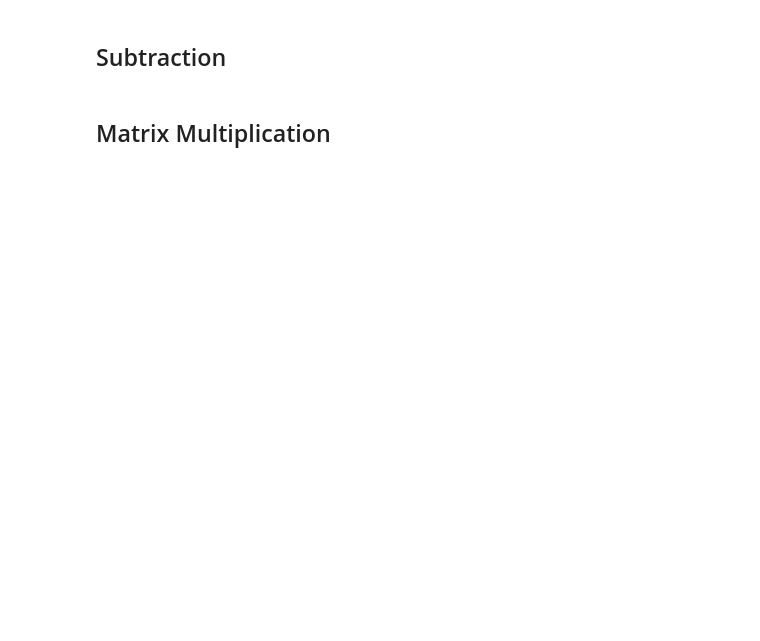
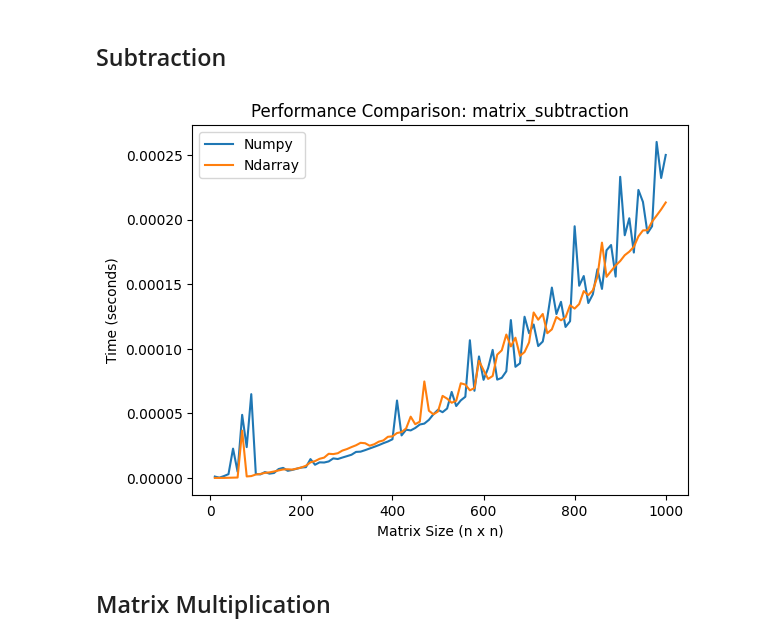
Before and after one commit to merrickliu888/RMatrix, a Jupyter notebook: benches/analysis.ipynb, the cells around one changed output. Saved outputs shown, nothing was run; the diff lists cells and outputs as text; code cells hidden in the pictures; blank space fills up the shorter version.

```diff
--- a/benches/analysis.ipynb
+++ b/benches/analysis.ipynb
@@ -38,4 +49,8 @@ def load_benchmark_results(filename: str) -> dict:
 # %% [markdown]
 ## Subtraction
+# %%
+visualize_results('matrix_subtraction', results)
+# %% [output]
+[figure, added]
 # %% [markdown]
 ## Matrix Multiplication
```
Also changed, not shown: parts of 5 cells of this notebook, 3 other files.
